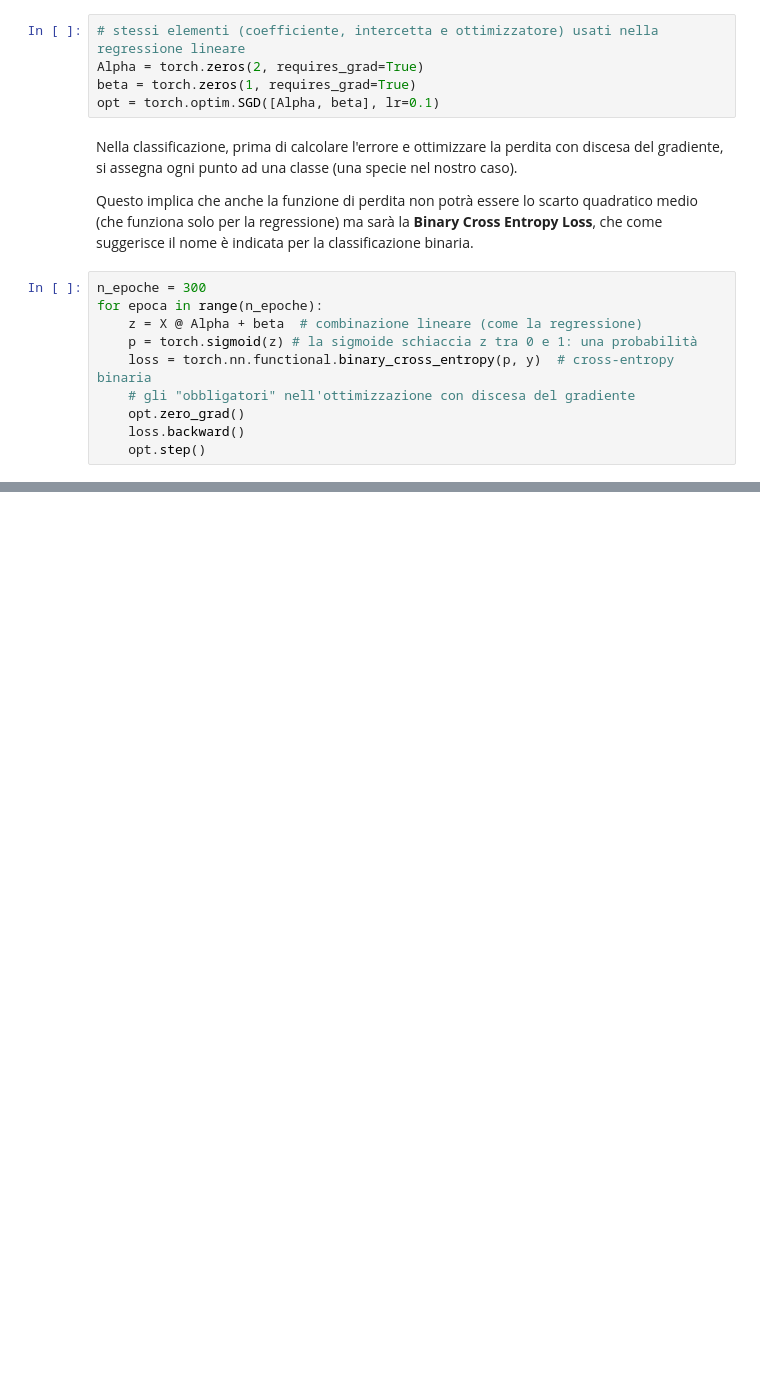
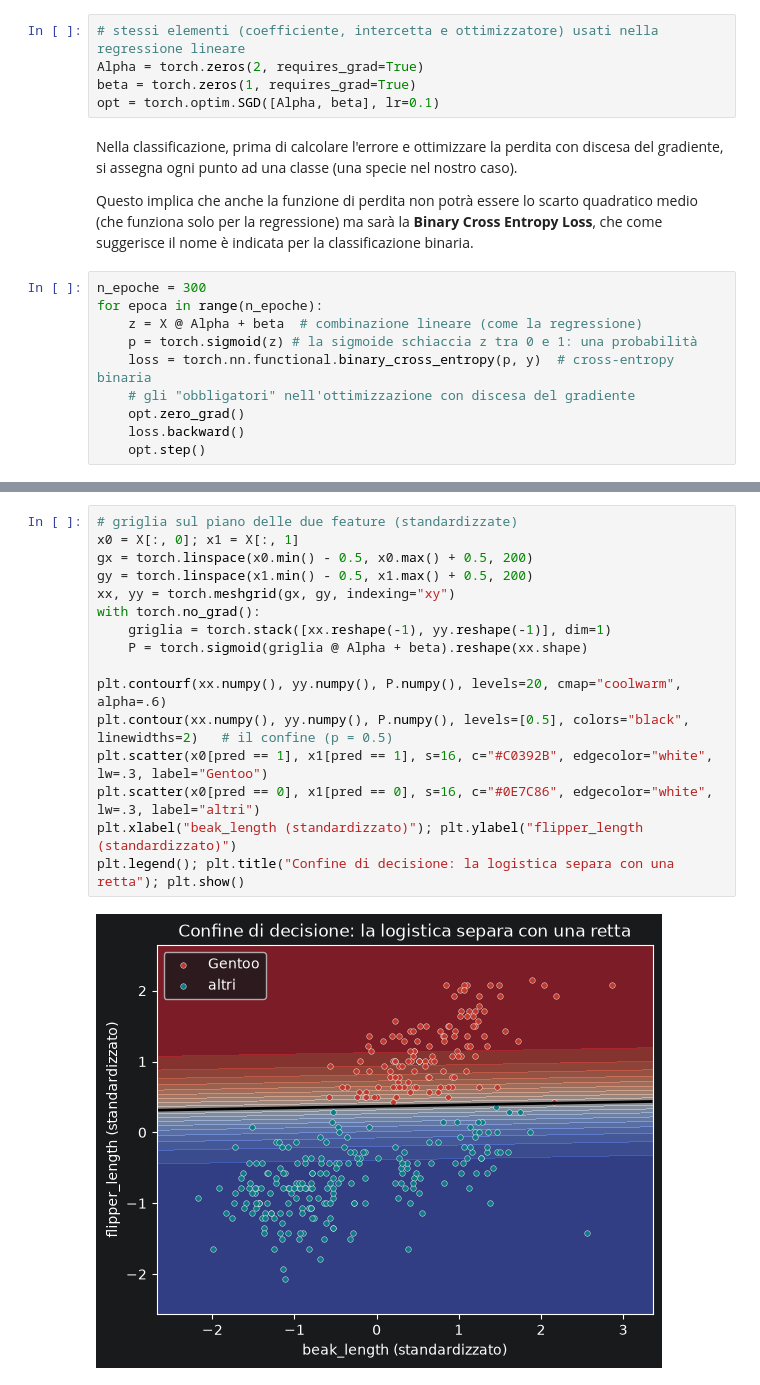
Before and after one commit to GaiaSaveri/AI4NLP-GalileiTS, a Jupyter notebook: 1_linear_logistic_regression.ipynb, the cells around one changed output, grey strips where cells are left out. Drawn from its saved outputs; the diff is of its cells as text; blank space fills up the shorter version.

```diff
--- a/1_linear_logistic_regression.ipynb
+++ b/1_linear_logistic_regression.ipynb
@@ -144,0 +278,18 @@ print(f"Accuratezza: {acc.item():.1%}")
+# %%
+# griglia sul piano delle due feature (standardizzate)
+x0 = X[:, 0]; x1 = X[:, 1]
+gx = torch.linspace(x0.min() - 0.5, x0.max() + 0.5, 200)
+gy = torch.linspace(x1.min() - 0.5, x1.max() + 0.5, 200)
+xx, yy = torch.meshgrid(gx, gy, indexing="xy")
+with torch.no_grad():
+    griglia = torch.stack([xx.reshape(-1), yy.reshape(-1)], dim=1)
+    P = torch.sigmoid(griglia @ Alpha + beta).reshape(xx.shape)
+
+plt.contourf(xx.numpy(), yy.numpy(), P.numpy(), levels=20, cmap="coolwarm", alpha=.6)
+plt.contour(xx.numpy(), yy.numpy(), P.numpy(), levels=[0.5], colors="black", linewidths=2)   # il confine (p = 0.5)
+plt.scatter(x0[pred == 1], x1[pred == 1], s=16, c="#C0392B", edgecolor="white", lw=.3, label="Gentoo")
+plt.scatter(x0[pred == 0], x1[pred == 0], s=16, c="#0E7C86", edgecolor="white", lw=.3, label="altri")
+plt.xlabel("beak_length (standardizzato)"); plt.ylabel("flipper_length (standardizzato)")
+plt.legend(); plt.title("Confine di decisione: la logistica separa con una retta"); plt.show()
+# %% [output]
+[figure, added]
```
Also changed, not shown: parts of 21 cells of this notebook, 4 other files.
